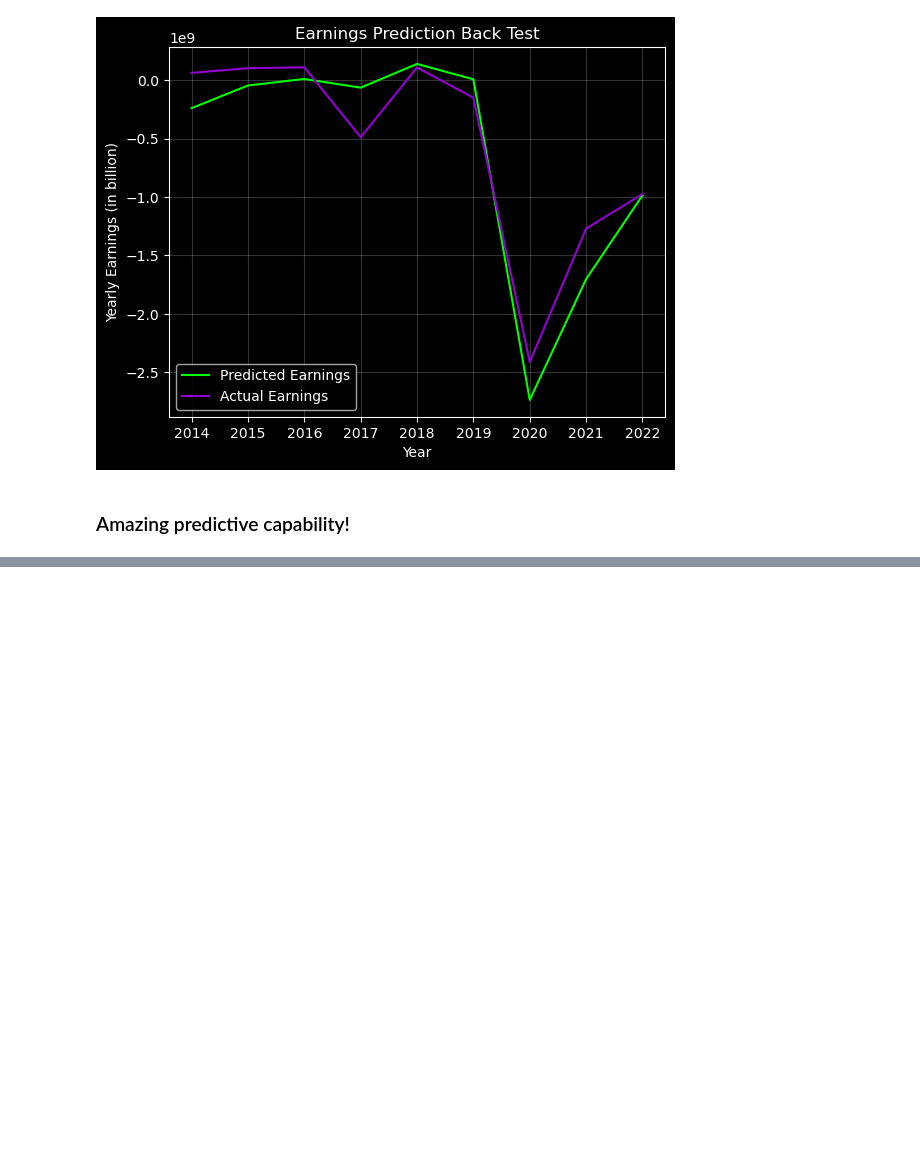
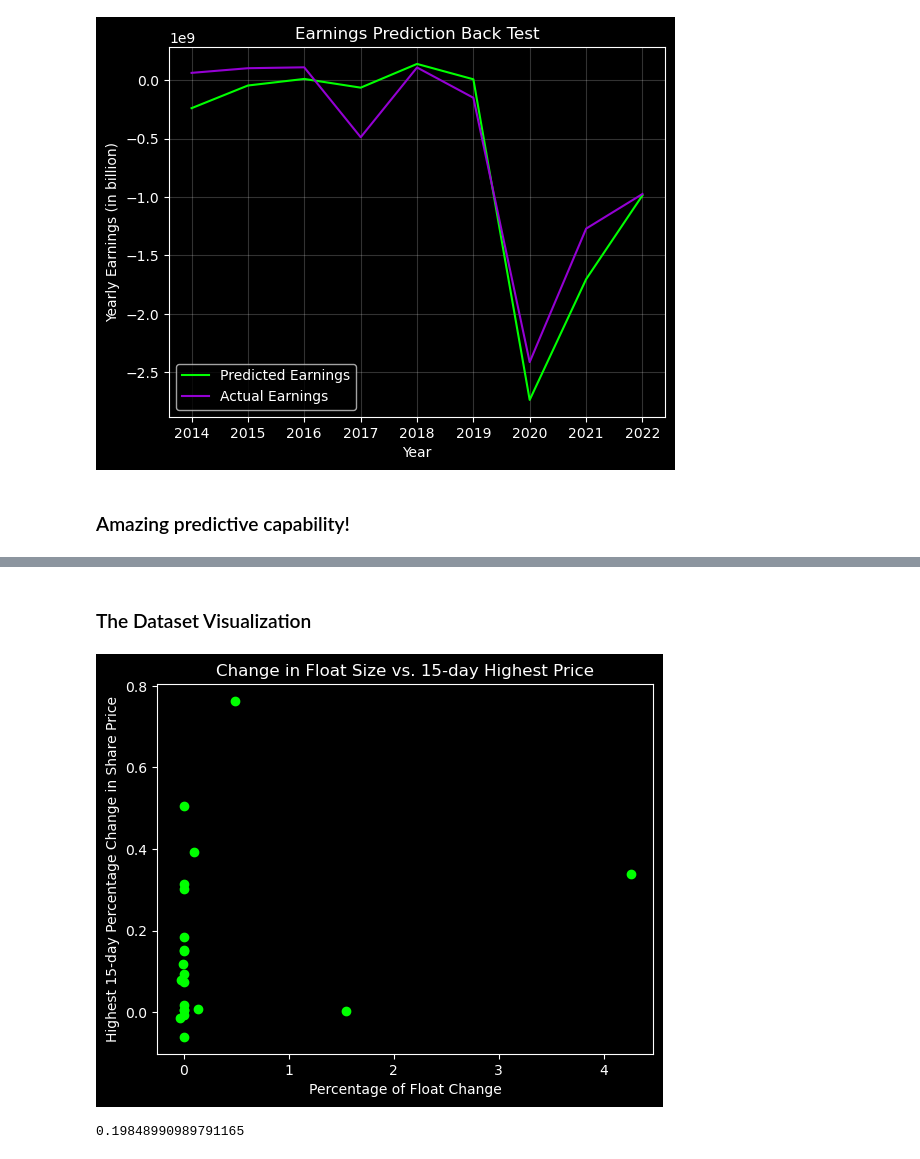
Before and after one commit to chris-hamberg/fundamentals, a Jupyter notebook: analysis/notebook.ipynb, the cells around one changed output, grey strips where cells are left out. Drawn from its saved outputs; the diff is of its cells as text; code cells hidden in the pictures; blank space fills up the shorter version.

```diff
--- a/analysis/notebook.ipynb
+++ b/analysis/notebook.ipynb
@@ -768,0 +839,23 @@ The mean daily high for AMC dilutions from 2016 through 2022 was $19.56
+# %%
+# Load the x y values into a new dataframe.
+
+df = pd.DataFrame(np.array([X, Y]).T, columns = ["x", "y"])
+# %% [markdown]
+### The Dataset Visualization
+# %%
+# See: analysis/scripts/dilution.py
+dilute(plt, df, color="lime", fname="raw")
+# %% [output]
+[figure, added]
+# %%
+# Calculate Pearsons Correlation Coefficient.
+
+# z-scores
+df["z-scoreX"] = zeta(df.x)
+df["z-scoreY"] = zeta(df.y)
+
+# Pearsons Correlation Coefficient
+r = (df["z-scoreX"] * df["z-scoreY"]).sum() / (len(df) - 1)
+print(r)
+# %% [output]
+0.19848990989791165
```
Also changed, not shown: parts of 41 cells of this notebook, 17 other files.
